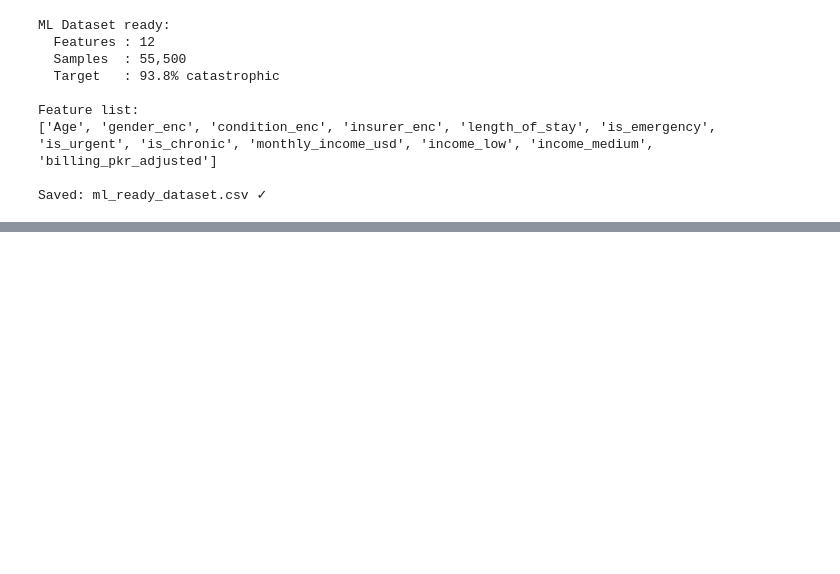
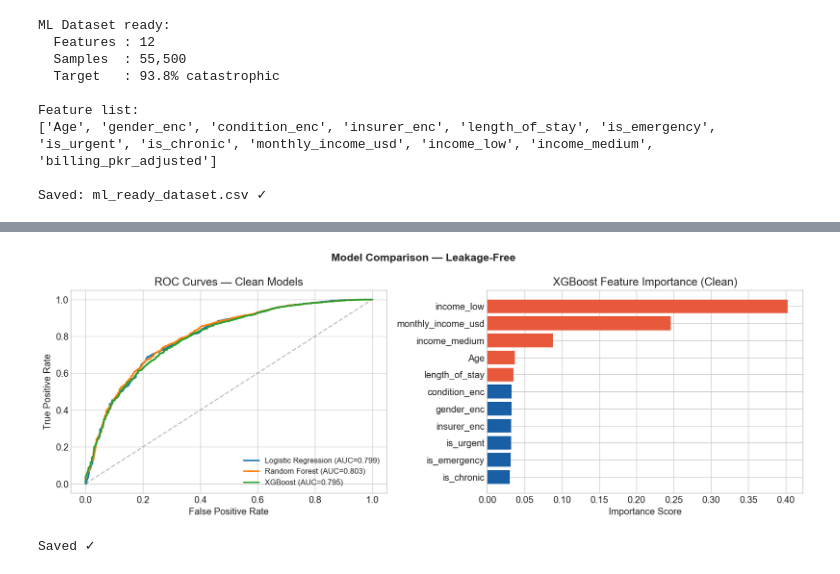
Before and after one commit to Asif5588-M/catastrophic-health-expenditure-pakistan, a Jupyter notebook: notebooks/01_eda.ipynb, the cells around one changed output, grey strips where cells are left out. Cells and saved outputs as stored; diff of their text form; code cells hidden in the pictures; blank space fills up the shorter version.

```diff
--- a/notebooks/01_eda.ipynb
+++ b/notebooks/01_eda.ipynb
@@ -432,0 +804,34 @@ Saved: ml_ready_dataset.csv ✓
+# %%
+# Cell 21 — Clean ROC + Feature Importance
+fig, axes = plt.subplots(1, 2, figsize=(14, 5))
+fig.suptitle("Model Comparison — Leakage-Free", fontsize=14, fontweight='bold')
+
+ax = axes[0]
+for name, prob in [("Logistic Regression", y2_prob_lr),
+                   ("Random Forest",       y2_prob_rf),
+                   ("XGBoost",             y2_prob_xgb)]:
+    fpr, tpr, _ = roc_curve(y2_test, prob)
+    auc = roc_auc_score(y2_test, prob)
+    ax.plot(fpr, tpr, linewidth=2, label=f"{name} (AUC={auc:.3f})")
+ax.plot([0,1],[0,1],'--', color='gray', alpha=0.5)
+ax.set_xlabel("False Positive Rate")
+ax.set_ylabel("True Positive Rate")
+ax.set_title("ROC Curves — Clean Models")
+ax.legend(fontsize=10)
+
+ax = axes[1]
+feat_imp2 = pd.Series(xgb2.feature_importances_,
+                      index=FEATURES_CLEAN).sort_values(ascending=True)
+colors2 = ["#E8593C" if v > feat_imp2.median() else "#185FA5"
+           for v in feat_imp2.values]
+ax.barh(feat_imp2.index, feat_imp2.values, color=colors2)
+ax.set_title("XGBoost Feature Importance (Clean)")
+ax.set_xlabel("Importance Score")
+
+plt.tight_layout()
+plt.savefig(FIG / "06_clean_model_comparison.png", bbox_inches='tight', dpi=150)
+plt.show()
+print("Saved ✓")
+# %% [output]
+[figure, added]
+Saved ✓
```
Also changed, not shown: parts of 10 cells of this notebook.
